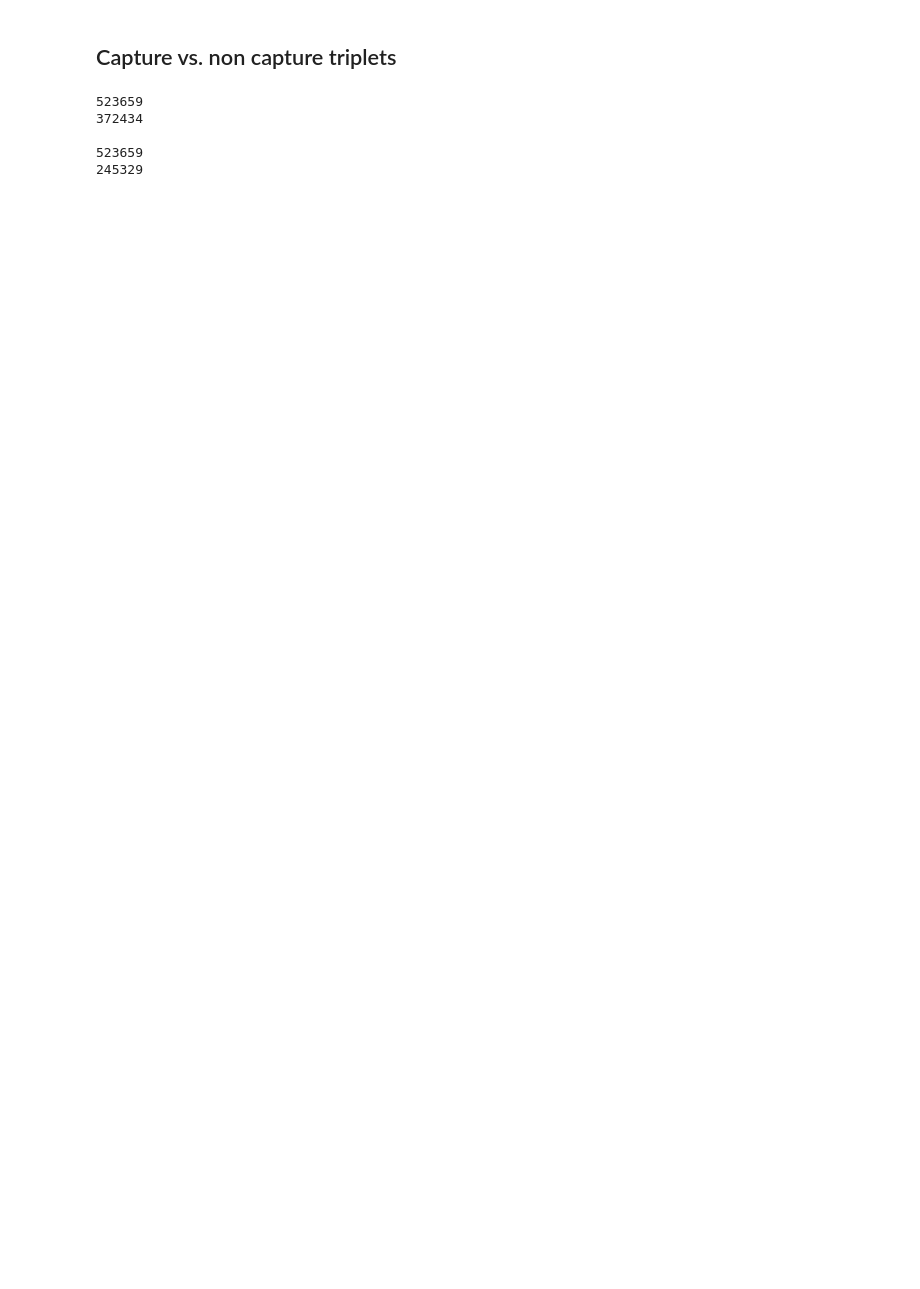
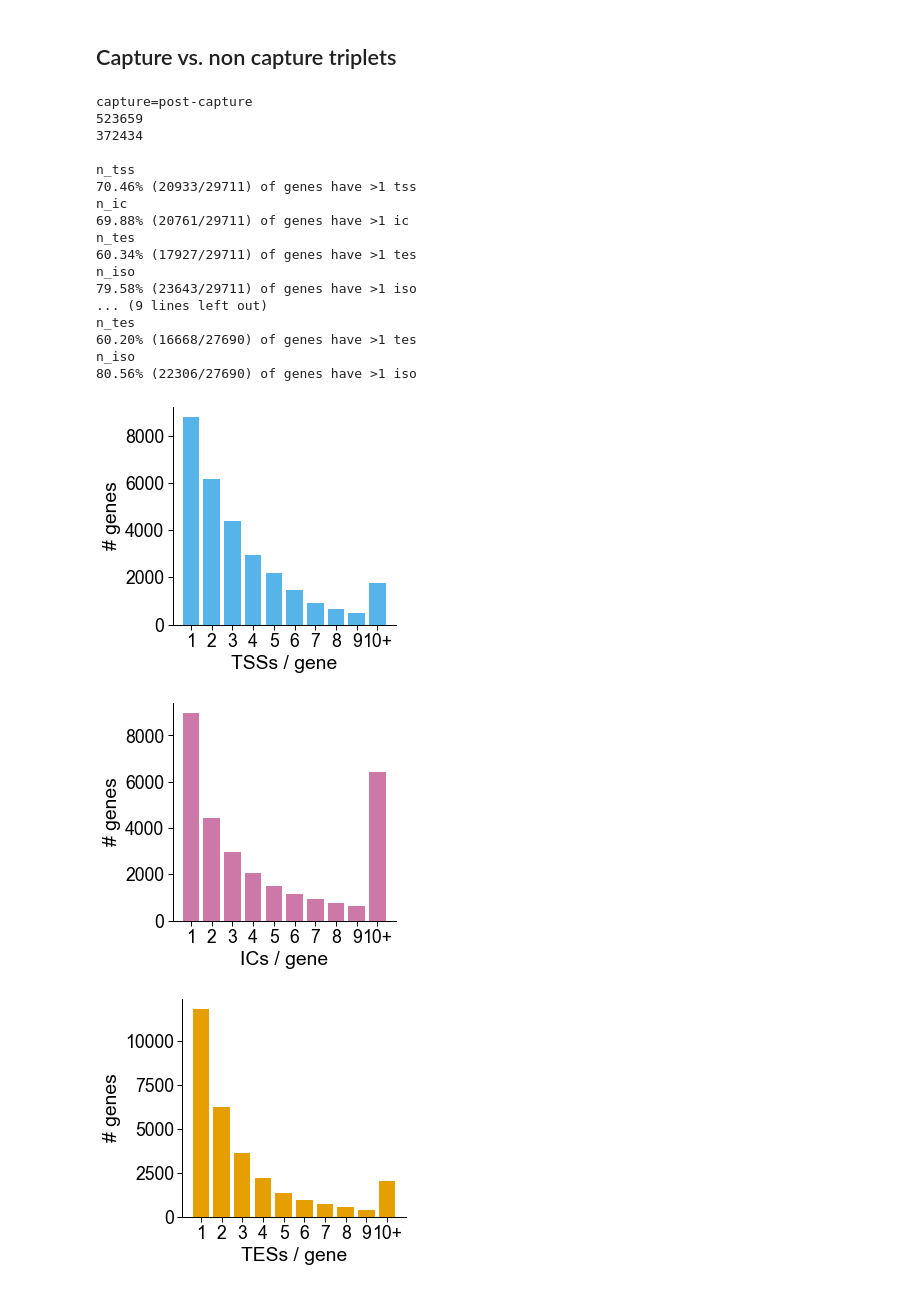
Before and after one commit to fairliereese/230526_gencode, a Jupyter notebook: 240410_analysis.ipynb, the cells around one changed output. Drawn from its saved outputs; the diff is of its cells as text; code cells hidden in the pictures; blank space fills up the shorter version.

```diff
--- a/240410_analysis.ipynb
+++ b/240410_analysis.ipynb
@@ -28,32 +31,52 @@ ca = cerberus.read(f'data/{species}/cerberus/ca_trip.h5')
 df = pd.read_csv(f'data/{species}/cerberus/agg_ab.tsv', sep='\t')
 df.drop('annot_transcript_name', axis=1, inplace=True)
 df.set_index('annot_transcript_id', inplace=True)
 df = df.transpose()
 df = df.fillna(0)
 meta = parse_meta(species)
 meta_cols = meta.columns
 df = df.merge(meta, how='left', left_index=True, right_on='dataset')
 df.drop([c for c in meta_cols if c != obs_col], axis=1, inplace=True)
 
 # groupby and take max tpm value per thing
 df = df.groupby('capture').max().reset_index()
 
 # loop through the different conditions
 trip = pd.DataFrame()
 for obs_cond in df[obs_col].unique():
+    print()
+    print(f'{obs_col}={obs_cond}')
     source = f'{obs_col}_{obs_cond}'
     temp = df.loc[df[obs_col] == obs_cond].copy(deep=True)
     temp = temp.drop(obs_col, axis=1).transpose()
     temp.columns = ['max_tpm']
     if DEBUG: print(len(temp.index))
     temp = temp.loc[temp.max_tpm >= min_tpm]
     if DEBUG: print(f'{len(temp.index)}\n')
     tids = temp.index.tolist()
     temp_trip = ca.get_subset_triplets(tids, source)
+    _ = plot_feats_per_gene(temp_trip,
+                            obs_cond,
+                            max_ends=10)
     trip = pd.concat([trip, temp_trip], axis=0)
 # %% [output]
+capture=post-capture
 523659
 372434
 
-523659
-245329
+n_tss
+70.46% (20933/29711) of genes have >1 tss
+n_ic
+69.88% (20761/29711) of genes have >1 ic
+n_tes
+60.34% (17927/29711) of genes have >1 tes
+n_iso
+79.58% (23643/29711) of genes have >1 iso
+... (9 lines left out)
+n_tes
+60.20% (16668/27690) of genes have >1 tes
+n_iso
+80.56% (22306/27690) of genes have >1 iso
+[figure, added]
+[figure, added]
+[figure, added]
```
Also changed, not shown: parts of 8 cells of this notebook, 1 other file.
